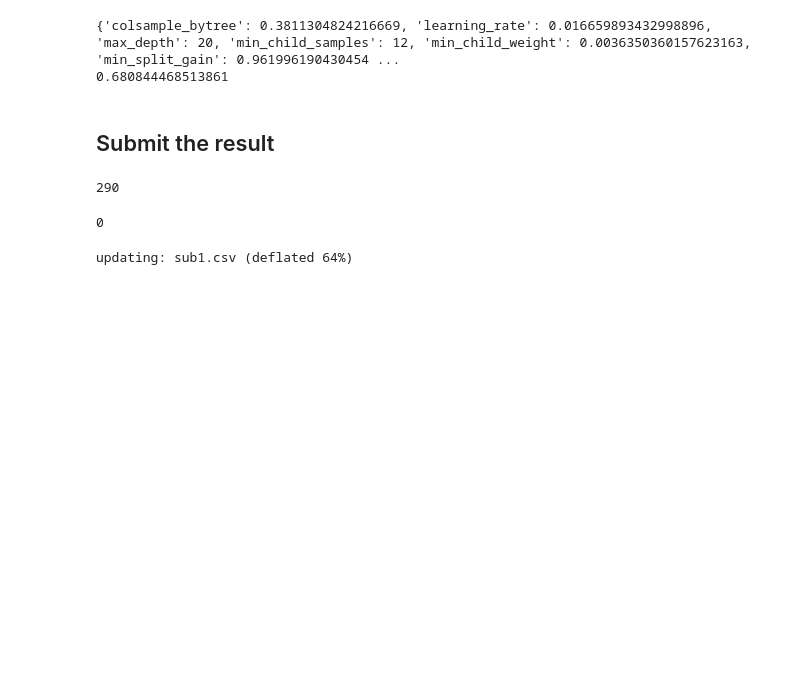
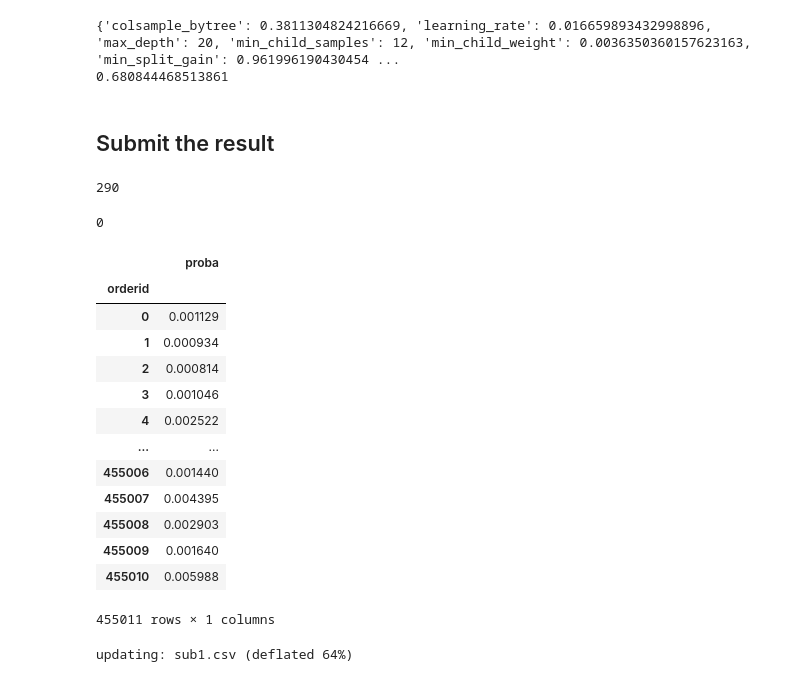
Before and after one commit to andygoosh/OneTwoTrip-Contest, a Jupyter notebook: workinprogress.ipynb, the cells around one changed output. Cells and saved outputs as stored; diff of their text form; code cells hidden in the pictures; blank space fills up the shorter version.

```diff
--- a/workinprogress.ipynb
+++ b/workinprogress.ipynb
@@ -217,8 +217,8 @@ def prepare_data( data, outlier_ratio=0):
   # field28 - билеты ребенка от 2 до 6 лет. В основном таких билетов нет. Максимум 16. Все логично, всегда должен быть 1 взрослый. На него уходит 2 билета (если брать максимальный случай).
   # field9 - билеты ребенка до года. На сайте можно взять максимум 4 таких билета, на каждого из них нужен +1 взрослый.
 
-  X = add_aggregates(data.copy())
-  #X = data.copy()
+  #X = add_aggregates(data.copy())
+  X = data.copy()
   y = []
 
   # separate the target
@@ -267,7 +267,7 @@ def prepare_data( data, outlier_ratio=0):
   X = vectorize(X, cols_to_vec)
   '''
 
-  X = X[['field0', 'field1', 'field4', 'field6', 'field7', 'field10', 'field12',
+  cols1 = ['field0', 'field1', 'field4', 'field6', 'field7', 'field10', 'field12',
        'field14', 'field16', 'field21', 'field25', 'field28', 'field0_std',
        'field0_sum', 'field0_max', 'field0_mean', 'field1_std', 'field1_sum',
        'field1_mean', 'field2_std', 'field2_sum', 'field2_max', 'field3_std',
@@ -280,6 +280,23 @@ def prepare_data( data, outlier_ratio=0):
        'field21_std', 'field21_mean', 'field22_std', 'field22_min',
        'field23_std', 'field26_std', 'field26_sum', 'field26_max',
        'field26_mean', 'field27_std', 'field27_mean', 'field28_mean',
-       'field29_mean']]
+       'field29_mean']
+
+  cols2 = ['field0', 'field0_max', 'field0_mean', 'field0_std', 'field0_sum',
+      'field1', 'field10', 'field10_mean', 'field11_std', 'field12',
+      'field12_max', 'field12_mean', 'field12_min', 'field12_std',
+      'field13_std', 'field14', 'field14_max', 'field14_mean',
+      'field14_std', 'field15_mean', 'field15_std', 'field16',
+      'field16_max', 'field16_mean', 'field16_min', 'field16_std',
+      'field16_sum', 'field17_max', 'field18_sum', 'field19_mean',
+      'field1_mean', 'field1_std', 'field1_sum', 'field21',
+      'field21_mean', 'field21_std', 'field22_min', 'field22_std',
+      'field23_std', 'field25', 'field26_max', 'field26_mean',
+      'field26_std', 'field26_sum', 'field27_mean', 'field27_std',
+      'field28', 'field28_mean', 'field29_mean', 'field2_max',
+      'field2_std', 'field2_sum', 'field3_std', 'field4', 'field5_mean',
+      'field6', 'field6_max', 'field6_mean', 'field6_sum', 'field7']
+
+  #X = X.drop(['field5', 'field20'], axis=1)
 
   return X, y
@@ -983,5 +1060,22 @@ pd.DataFrame(proba[:, 1], columns=['orderid', 'proba'], index=X_test.index).to_c
 # %% [output]
 0
+# %%
+pd.DataFrame(proba[:, 1], columns=['proba'], index=X_test.index.rename('orderid'))
+# %% [output]
+|  | proba |
+| orderid |  |
+| 0 | 0.001129 |
+| 1 | 0.000934 |
+| 2 | 0.000814 |
+| 3 | 0.001046 |
+| 4 | 0.002522 |
+| ... | ... |
+| 455006 | 0.001440 |
+| 455007 | 0.004395 |
+| 455008 | 0.002903 |
+| 455009 | 0.001640 |
+| 455010 | 0.005988 |
+455011 rows × 1 columns
 # %%
 !zip sub1.csv.zip sub1.csv
 # %% [output]
```
Also changed, not shown: parts of 13 cells of this notebook.
